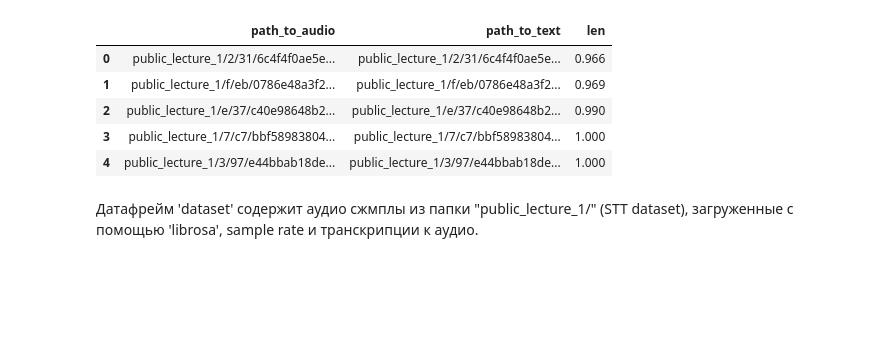
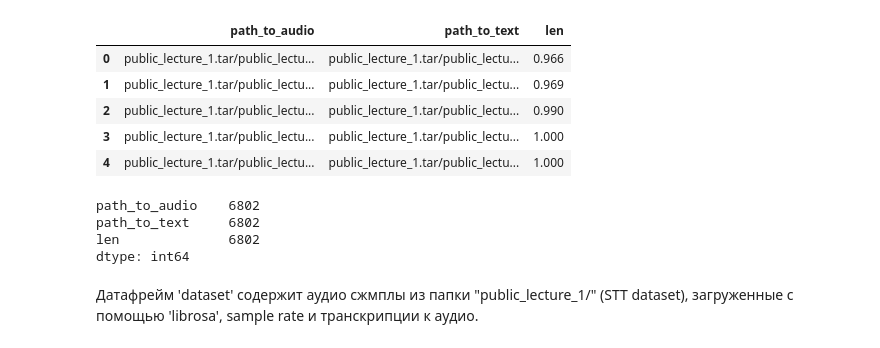
Before and after one commit to iamilyasedunov/audio-noise-analysis, a Jupyter notebook: research.ipynb, the cells around one changed output. Saved outputs shown, nothing was run; the diff lists cells and outputs as text; code cells hidden in the pictures; blank space fills up the shorter version.

```diff
--- a/research.ipynb
+++ b/research.ipynb
@@ -1,10 +1,12 @@
 # %%
 import librosa
 import os
+import numpy as np
 import pandas as pd
+from thinkdsp import *
 
-PATH_TO_DATA = "public_lecture_1/"
-MANIFEST = "public_lecture_1.csv"
+PATH_TO_DATA = "public_lecture_1.tar/public_lecture_1/"
+MANIFEST = "public_lecture_1.tar/public_lecture_1.csv"
 folders = os.listdir(PATH_TO_DATA)
 # %%
 def get_audio_sample_rate_text(path_to_audio, path_to_text):
@@ -15,14 +20,23 @@ def get_audio_sample_rate_text(path_to_audio, path_to_text):
 # %%
 manifest = pd.read_csv(MANIFEST)
 manifest.columns = ['path_to_audio', 'path_to_text', 'len']
+manifest["path_to_audio"] = "public_lecture_1.tar/" + manifest["path_to_audio"]
+manifest["path_to_text"] = "public_lecture_1.tar/" + manifest["path_to_text"]
 manifest.head()
 # %% [output]
 |  | path_to_audio | path_to_text | len |
-| 0 | public_lecture_1/2/31/6c4f4f0ae5e... | public_lecture_1/2/31/6c4f4f0ae5e... | 0.966 |
-| 1 | public_lecture_1/f/eb/0786e48a3f2... | public_lecture_1/f/eb/0786e48a3f2... | 0.969 |
-| 2 | public_lecture_1/e/37/c40e98648b2... | public_lecture_1/e/37/c40e98648b2... | 0.990 |
-| 3 | public_lecture_1/7/c7/bbf58983804... | public_lecture_1/7/c7/bbf58983804... | 1.000 |
-| 4 | public_lecture_1/3/97/e44bbab18de... | public_lecture_1/3/97/e44bbab18de... | 1.000 |
+| 0 | public_lecture_1.tar/public_lectu... | public_lecture_1.tar/public_lectu... | 0.966 |
+| 1 | public_lecture_1.tar/public_lectu... | public_lecture_1.tar/public_lectu... | 0.969 |
+| 2 | public_lecture_1.tar/public_lectu... | public_lecture_1.tar/public_lectu... | 0.990 |
+| 3 | public_lecture_1.tar/public_lectu... | public_lecture_1.tar/public_lectu... | 1.000 |
+| 4 | public_lecture_1.tar/public_lectu... | public_lecture_1.tar/public_lectu... | 1.000 |
+# %%
+manifest.count()
+# %% [output]
+path_to_audio    6802
+path_to_text     6802
+len              6802
+dtype: int64
 # %%
 dataset = pd.DataFrame()
 for index, row in manifest.iterrows():
```
Also changed, not shown: parts of 26 cells of this notebook.
